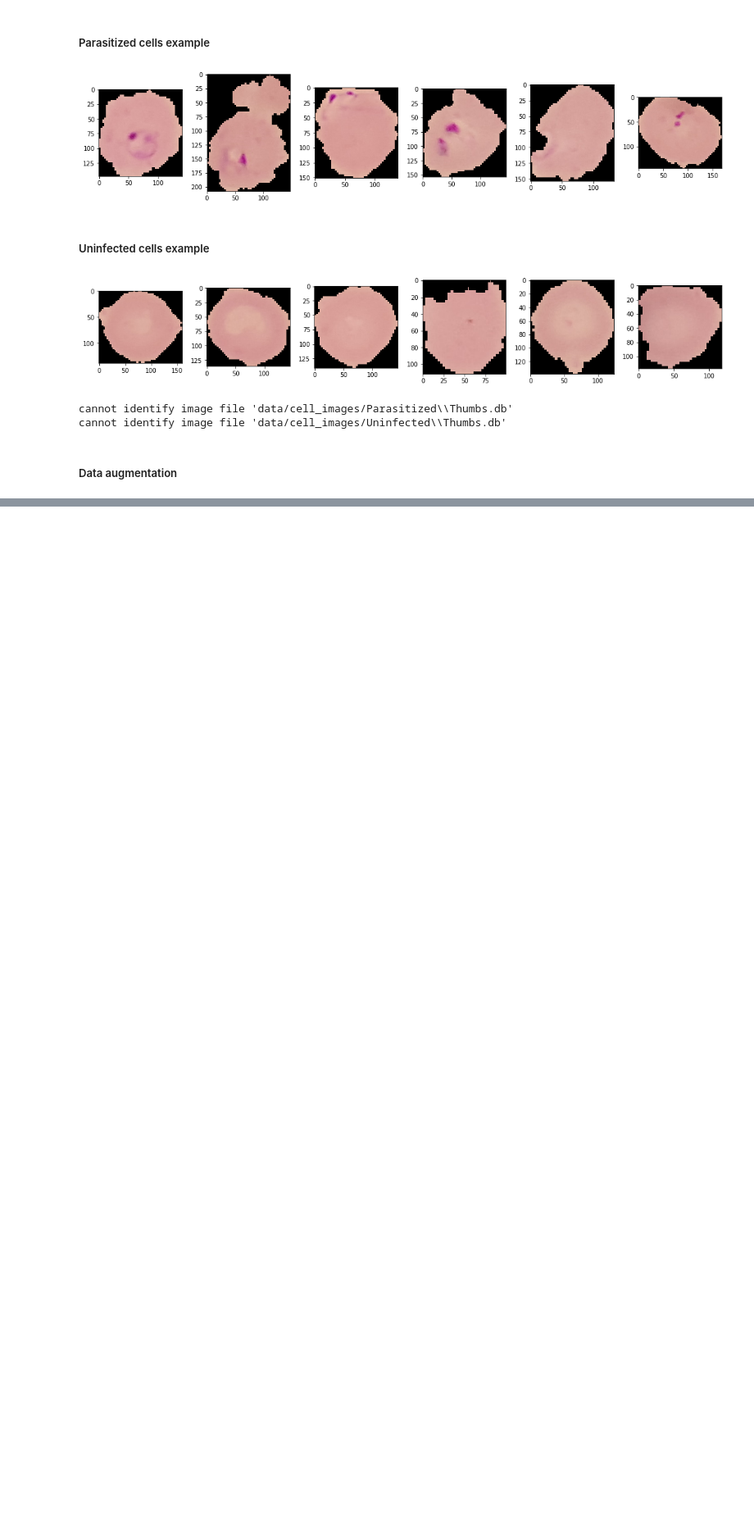
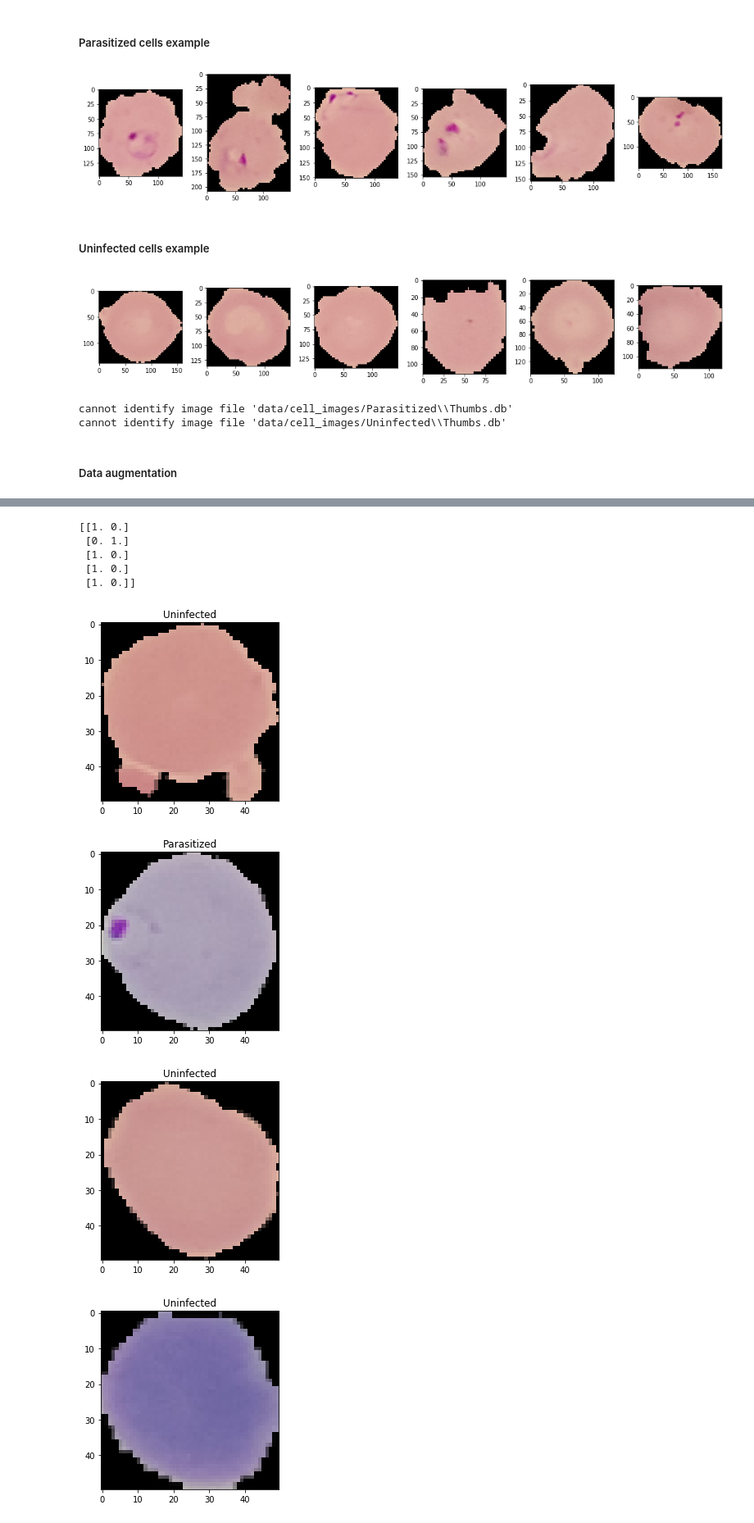
Before and after one commit to mwoss/malaria-detection, a Jupyter notebook: Malaria detection.ipynb, the cells around one changed output, grey strips where cells are left out. Shown: that part at 82% size. Drawn from its saved outputs; the diff is of its cells as text; code cells hidden in the pictures; blank space fills up the shorter version.

```diff
--- a/Malaria detection.ipynb
+++ b/Malaria detection.ipynb
@@ -228,0 +232,23 @@ ACCURACY ON TEST DATA AFTER DATA AUGMENTATION : 0.962890625
+# %%
+def show_random_predictions(model, X_test):
+    predictions = model.predict(X_test)
+    print(predictions)
+    for i, row in enumerate(predictions):
+        is_parasitized = row[0] <= row[1]
+        label = "Parasitized" if is_parasitized else "Uninfected"
+        plt.title(label)
+        plt.imshow(X_test[i])
+        plt.show()
+# %%
+random_data = X_test[np.random.randint(X_test.shape[0], size=5), :]
+show_random_predictions(model, random_data)
+# %% [output]
+[[1. 0.]
+ [0. 1.]
+ [1. 0.]
+ [1. 0.]
+ [1. 0.]]
+[figure, added]
+[figure, added]
+[figure, added]
+[figure, added]
```
Also changed, not shown: parts of 15 cells of this notebook.
